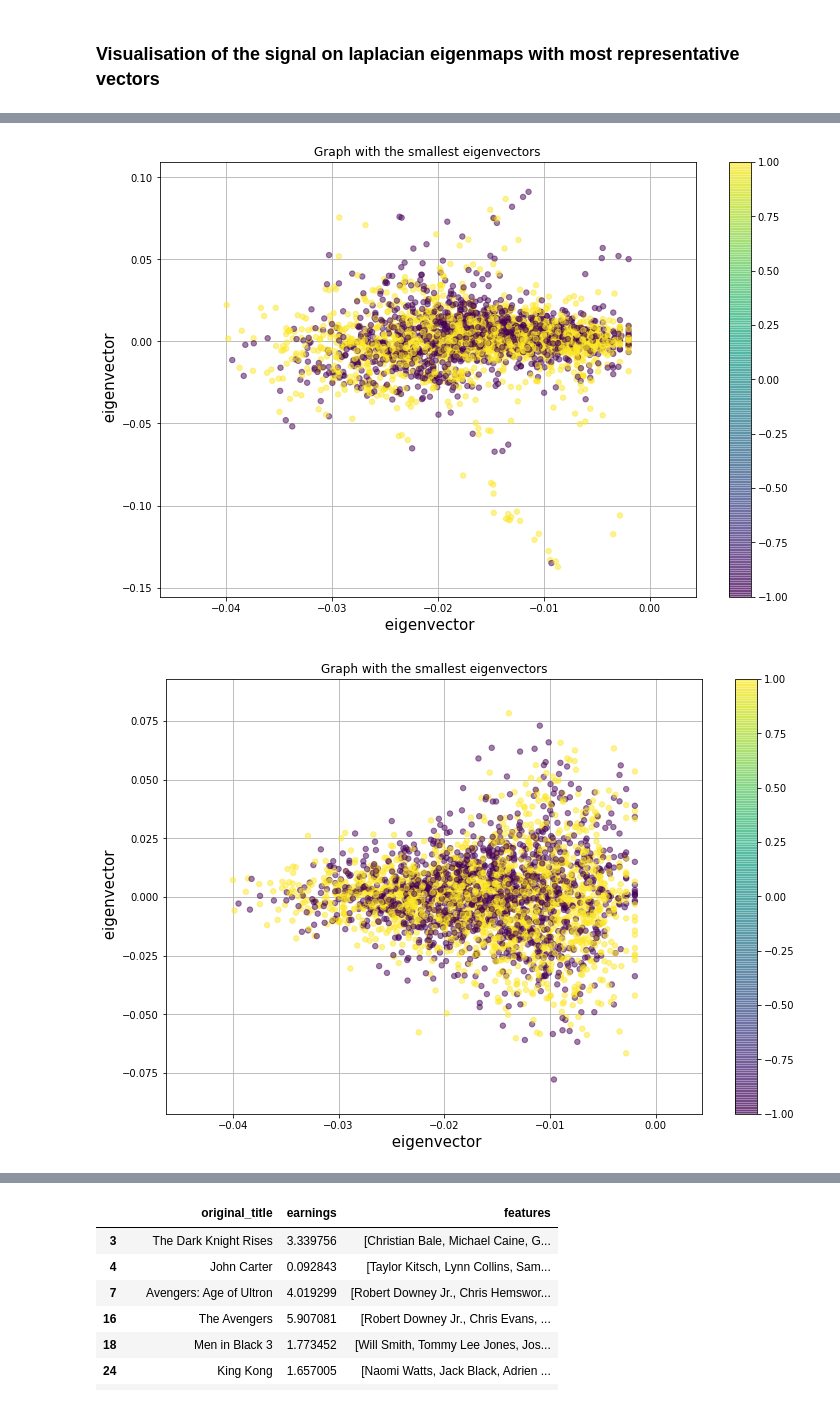
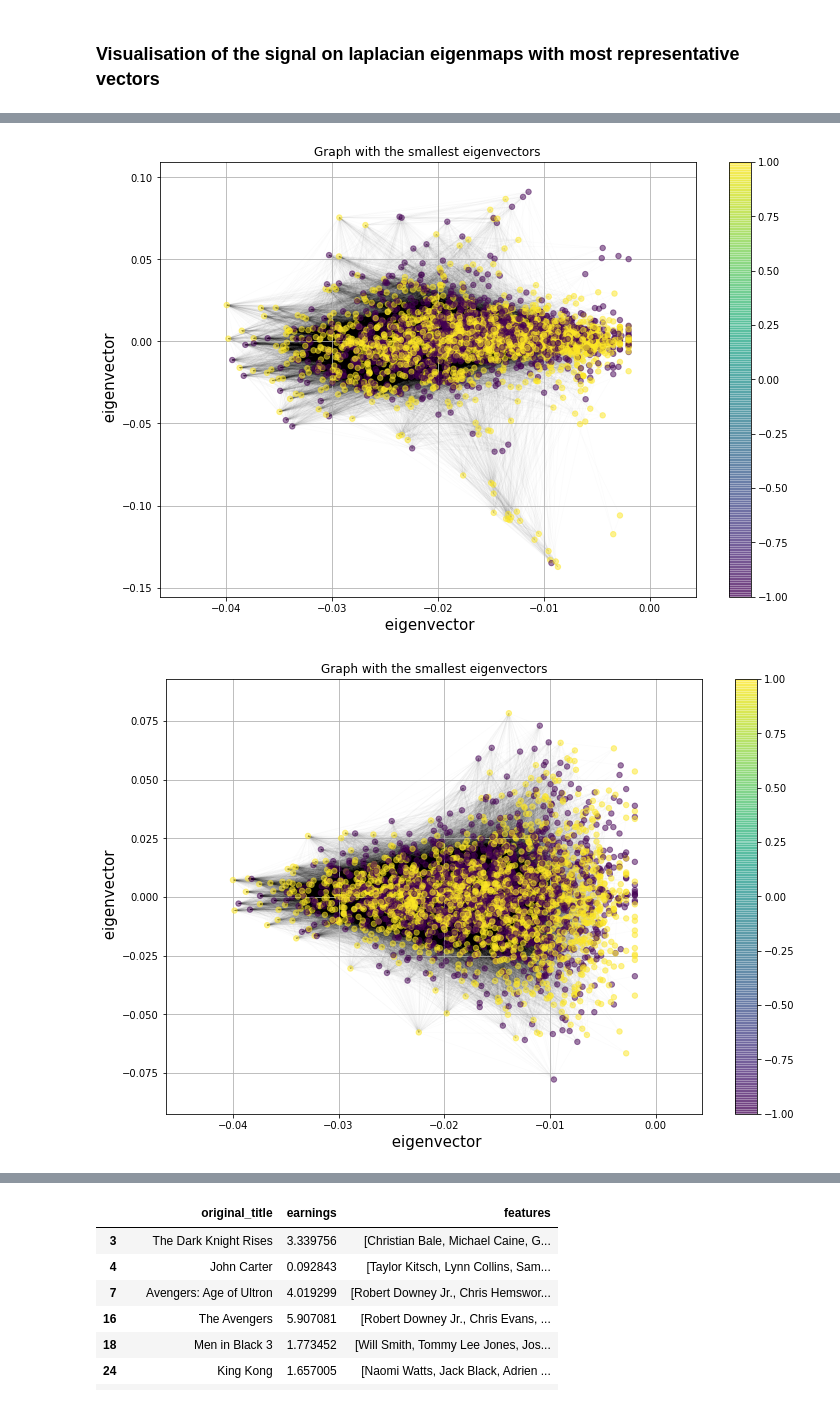
Before and after one commit to rocari96/NTDS-project, a Jupyter notebook: notebook.ipynb, the cells around one changed output, grey strips where cells are left out. Drawn from its saved outputs; the diff is of its cells as text; code cells hidden in the pictures.

```diff
--- a/notebook.ipynb
+++ b/notebook.ipynb
@@ -1051,7 +1057,7 @@ for i in range(3):
         plt.figure(figsize=(12,8))
         coords = U_norm_brh[:,[index_eig[i], index_eig[j]]]
         nx_nodes = nx.draw_networkx_nodes(G_brh, coords,alpha=0.5 ,node_size=29, node_color=labels_bc_brh)
-        nx.draw_networkx_edges(G_brh, coords, alpha=0.0001)
+        nx.draw_networkx_edges(G_brh, coords, alpha=0.01)
         plt.title('Graph with the smallest eigenvectors')
         plt.xlabel(' eigenvector', fontsize=15);
         plt.ylabel(' eigenvector', fontsize=15);
@@ -1329,7 +1342,7 @@ for i in range(3):
         plt.figure(figsize=(12,8))
         coords = U_norm_brh_no_comp[:,[index_eig[i], index_eig[j]]]
         nx_nodes = nx.draw_networkx_nodes(G_brh_no_comp, coords,alpha=0.5 ,node_size=29, node_color=labels_bc_brh_no_comp)
-        nx.draw_networkx_edges(G_brh_no_comp, coords, alpha=0.0001)
+        nx.draw_networkx_edges(G_brh_no_comp, coords, alpha=0.03)
         plt.title('Labels as a signal on the most representative eigenmaps')
         plt.xlabel(' eigenvector', fontsize=15);
         plt.ylabel(' eigenvector', fontsize=15);
@@ -1503,7 +1526,7 @@ for i in range(4):
         plt.figure(figsize=(12,8))
         coords = U_norm_brh_no_comp_avg[:,[index_eig[i], index_eig[j]]]
         nx_nodes = nx.draw_networkx_nodes(G_brh_no_comp_avg, coords,alpha=0.5 ,node_size=29, node_color=labels_bc_brh_no_comp_avg)
-        nx.draw_networkx_edges(G_brh_no_comp_avg, coords, alpha=0.0001)
+        nx.draw_networkx_edges(G_brh_no_comp_avg, coords, alpha=0.01)
         plt.title('Graph with the smallest eigenvectors')
         plt.xlabel(' eigenvector', fontsize=15);
         plt.ylabel(' eigenvector', fontsize=15);
@@ -1514,2 +1537,2 @@ for i in range(4):
-[figure, old version]
+[figure, new version]
-[figure, old version]
+[figure, new version]
```
Also changed, not shown: parts of 26 cells of this notebook.
